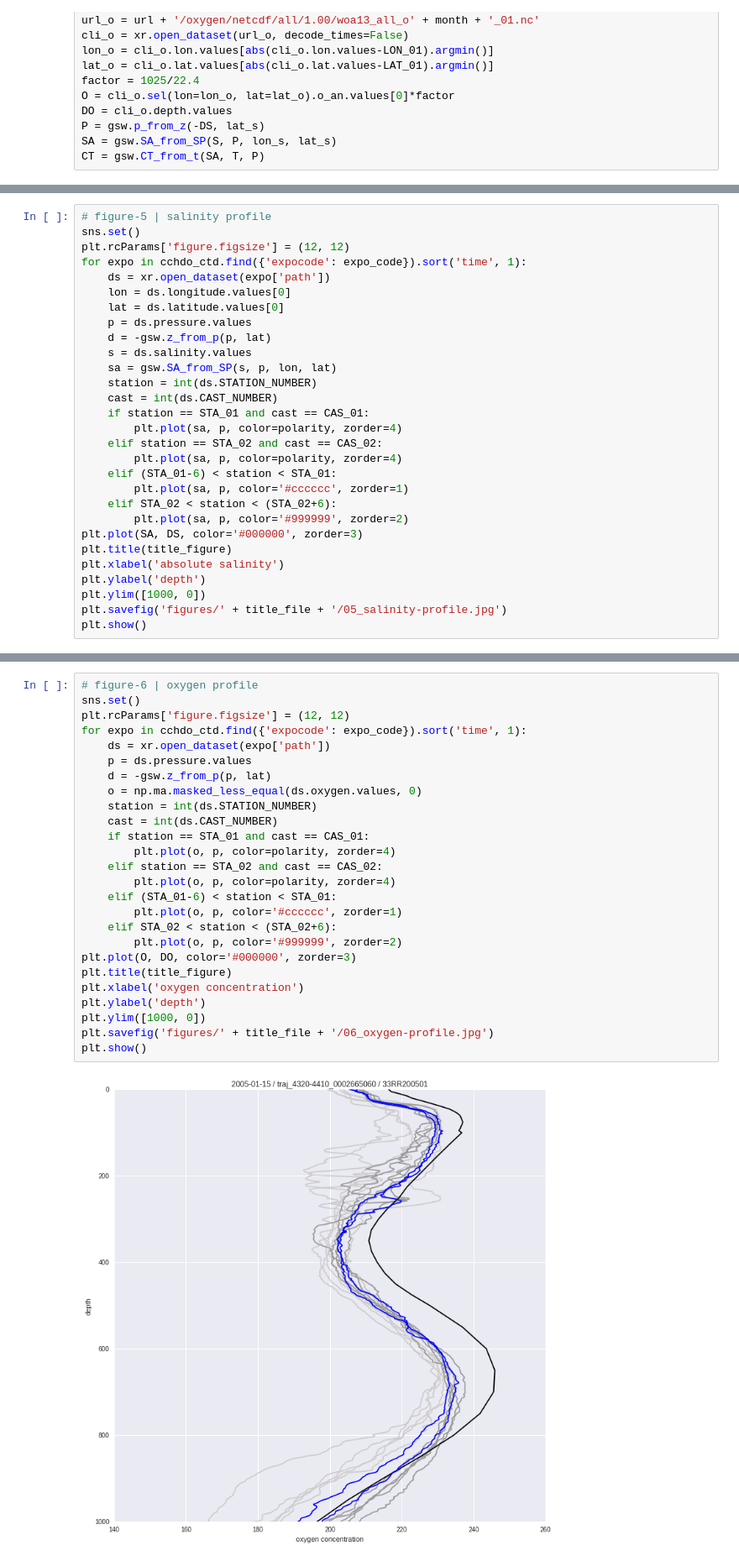
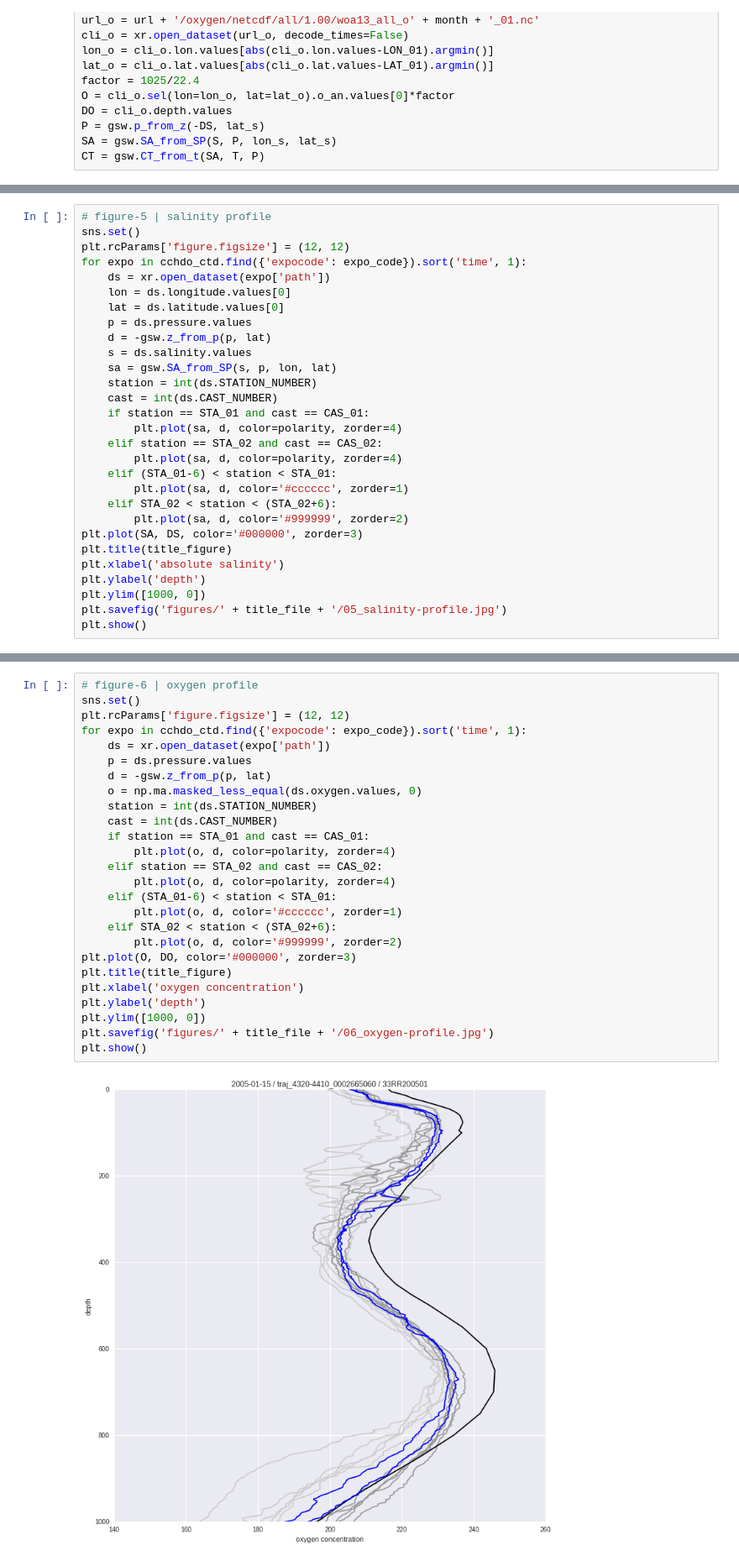
Before and after one commit to eapsclimate/cchdo-data, a Jupyter notebook: rcs-eddies/2005-01-15_22-40-00.ipynb, the cells around one changed output, grey strips where cells are left out. Shown at 84% size. Cells and saved outputs as stored; diff of their text form.

```diff
--- a/rcs-eddies/2005-01-15_22-40-00.ipynb
+++ b/rcs-eddies/2005-01-15_22-40-00.ipynb
@@ -238,13 +238,13 @@ for expo in cchdo_ctd.find({'expocode': expo_code}).sort('time', 1):
     station = int(ds.STATION_NUMBER)
     cast = int(ds.CAST_NUMBER)
     if station == STA_01 and cast == CAS_01:
-        plt.plot(sa, p, color=polarity, zorder=4)
+        plt.plot(sa, d, color=polarity, zorder=4)
     elif station == STA_02 and cast == CAS_02:
-        plt.plot(sa, p, color=polarity, zorder=4)
+        plt.plot(sa, d, color=polarity, zorder=4)
     elif (STA_01-6) < station < STA_01:
-        plt.plot(sa, p, color='#cccccc', zorder=1)
+        plt.plot(sa, d, color='#cccccc', zorder=1)
     elif STA_02 < station < (STA_02+6):
-        plt.plot(sa, p, color='#999999', zorder=2)
+        plt.plot(sa, d, color='#999999', zorder=2)
 plt.plot(SA, DS, color='#000000', zorder=3)
 plt.title(title_figure)
 plt.xlabel('absolute salinity')
@@ -257,31 +257,31 @@ plt.show()
 # %%
 # figure-6 | oxygen profile
 sns.set()
 plt.rcParams['figure.figsize'] = (12, 12)
 for expo in cchdo_ctd.find({'expocode': expo_code}).sort('time', 1):
     ds = xr.open_dataset(expo['path'])
     p = ds.pressure.values
     d = -gsw.z_from_p(p, lat)
     o = np.ma.masked_less_equal(ds.oxygen.values, 0)
     station = int(ds.STATION_NUMBER)
     cast = int(ds.CAST_NUMBER)
     if station == STA_01 and cast == CAS_01:
-        plt.plot(o, p, color=polarity, zorder=4)
+        plt.plot(o, d, color=polarity, zorder=4)
     elif station == STA_02 and cast == CAS_02:
-        plt.plot(o, p, color=polarity, zorder=4)
+        plt.plot(o, d, color=polarity, zorder=4)
     elif (STA_01-6) < station < STA_01:
-        plt.plot(o, p, color='#cccccc', zorder=1)
+        plt.plot(o, d, color='#cccccc', zorder=1)
     elif STA_02 < station < (STA_02+6):
-        plt.plot(o, p, color='#999999', zorder=2)
+        plt.plot(o, d, color='#999999', zorder=2)
 plt.plot(O, DO, color='#000000', zorder=3)
 plt.title(title_figure)
 plt.xlabel('oxygen concentration')
 plt.ylabel('depth')
 plt.ylim([1000, 0])
 plt.savefig('figures/' + title_file + '/06_oxygen-profile.jpg')
 plt.show()
 # %% [output]
-[figure, old version]
+[figure, new version]
 # %%
 # section
 pressure = np.linspace(0, 6000, num=6001, endpoint=True)
```
Also changed, not shown: parts of 2 cells of this notebook, 2 other files.
